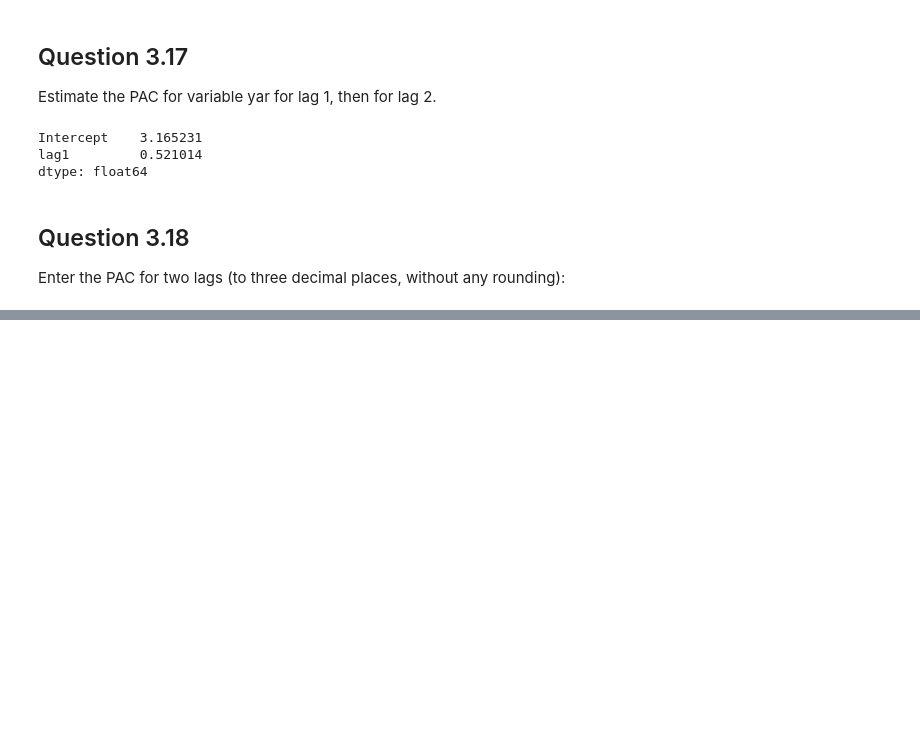
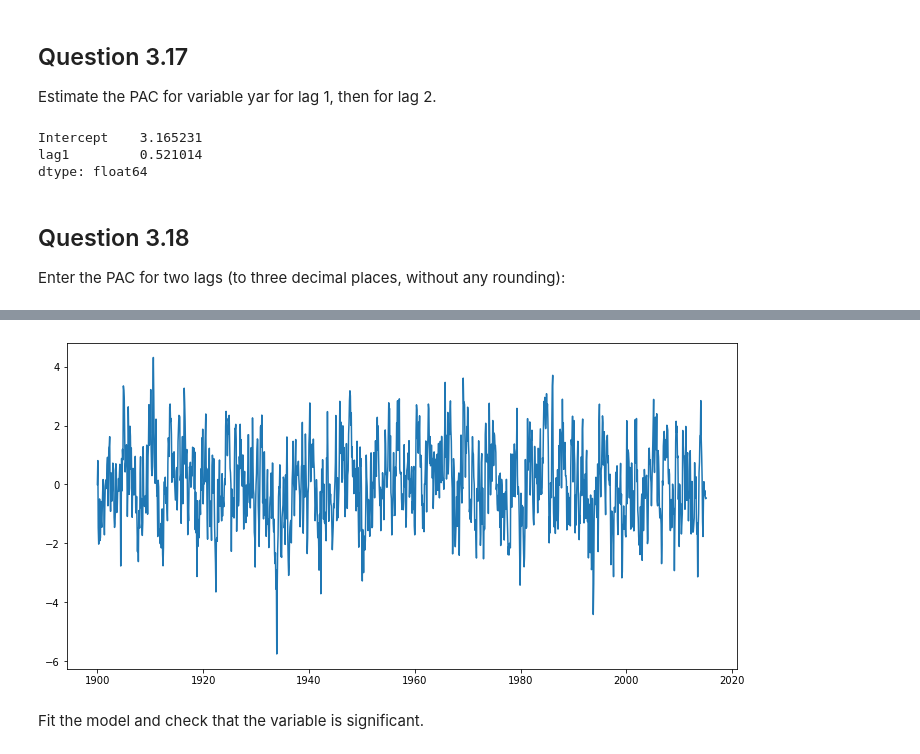
Before and after one commit to joaomacalos/imfx-python, a Jupyter notebook: m3a.ipynb, the cells around one changed output, grey strips where cells are left out. Cells and saved outputs as stored; diff of their text form; code cells hidden in the pictures; blank space fills up the shorter version.

```diff
--- a/m3a.ipynb
+++ b/m3a.ipynb
@@ -201,0 +372,9 @@ Notes:
+# %%
+from statsmodels.stats.diagnostic import acorr_ljungbox
+
+lbpvals = {}
+
+for i, (arma_term, model) in enumerate(zip([1, 2, 3], [model1, model2, model3]), 1):
+    lbpvals[f'M{i}'] = acorr_ljungbox(model.resid, lags=10, boxpierce=True, model_df=arma_term, return_df=True)['lb_pvalue'].values
+
+pd.DataFrame(lbpvals)
@@ -201,0 +407,14 @@ Notes:
+# %%
+ar1 = np.zeros(1382)
+epsilon = np.random.normal(0, 1, len(ar1))
+
+for i in range(1, len(ar1)):
+    ar1[i] = 0.65 * ar1[i-1] + epsilon[i]
+# %%
+# Plot the data
+fig, ax = plt.subplots(figsize=(12, 6))
+ax.plot(pd.date_range(start='1900-01-01', periods=1382, freq='MS'), ar1);
+# %% [output]
+[figure, added]
+# %% [markdown]
+Fit the model and check that the variable is significant.
```
Also changed, not shown: parts of 42 cells of this notebook, 1 other file.
